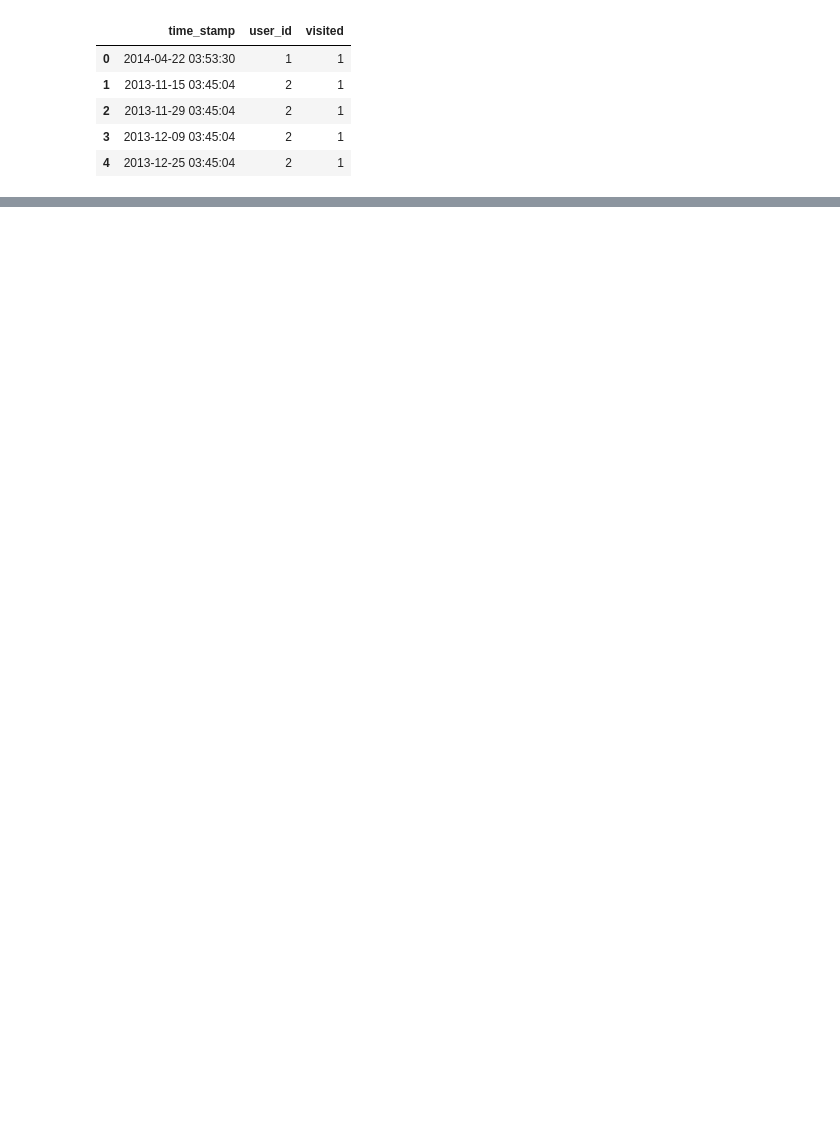
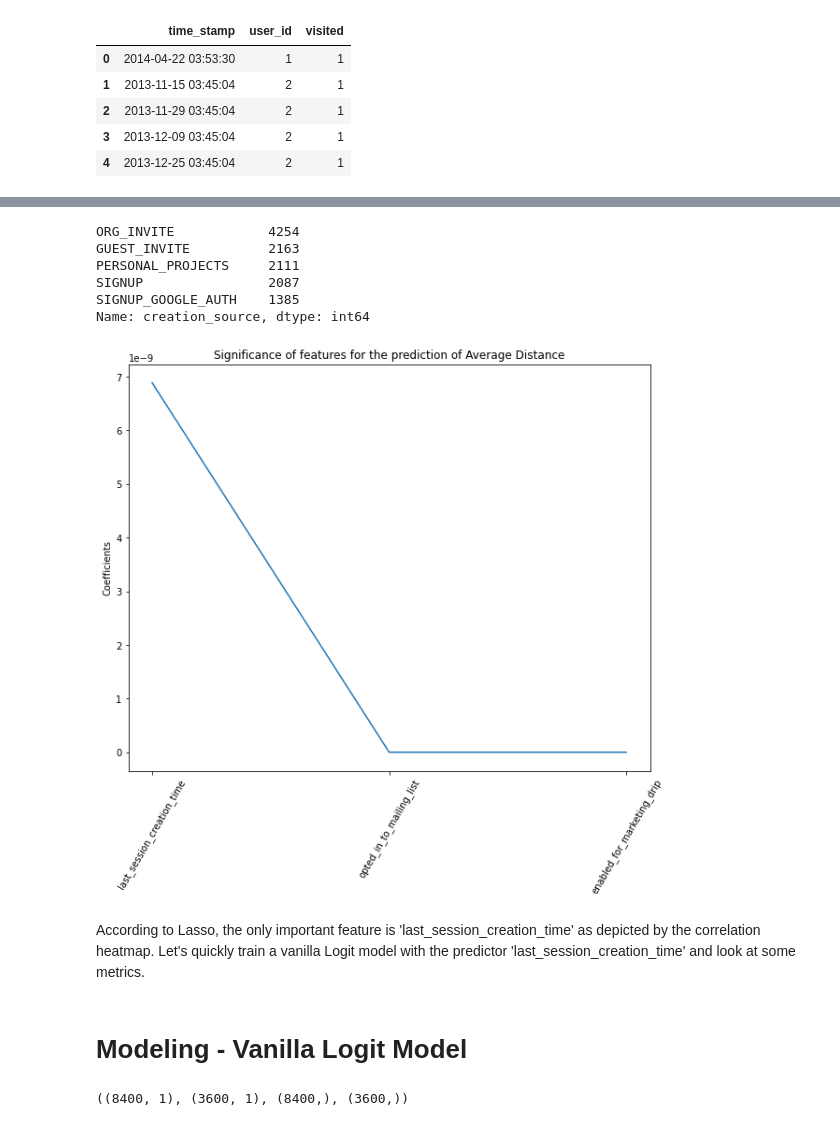
Before and after one commit to bauyrjanj/RelaxTakeHomeChallenge, a Jupyter notebook: Relax_TakeHomeChallenge.ipynb, the cells around one changed output, grey strips where cells are left out. Saved outputs shown, nothing was run; the diff lists cells and outputs as text; code cells hidden in the pictures; blank space fills up the shorter version.

```diff
--- a/Relax_TakeHomeChallenge.ipynb
+++ b/Relax_TakeHomeChallenge.ipynb
@@ -47,0 +158,36 @@ engagement.head()
+# %%
+user_info['creation_source'].value_counts()
+# %% [output]
+ORG_INVITE            4254
+GUEST_INVITE          2163
+PERSONAL_PROJECTS     2111
+SIGNUP                2087
+SIGNUP_GOOGLE_AUTH    1385
+Name: creation_source, dtype: int64
+# %%
+# There are missing values in 'last_session_creation_time' so fill them with its mean
+user_info['last_session_creation_time'].fillna(user_info['last_session_creation_time'].mean(), inplace=True)
+# %%
+X = user_info[['last_session_creation_time', 'opted_in_to_mailing_list', 'enabled_for_marketing_drip']]
+y = user_info['adopted']
+# %%
+# Try a quick Lasso to find out the most important features
+from sklearn.linear_model import Lasso
+lasso = Lasso(alpha=0.1)
+lasso_coef = lasso.fit(X, y).coef_
+# %%
+X_names = ['last_session_creation_time', 'opted_in_to_mailing_list', 'enabled_for_marketing_drip']
+# %%
+# Plot the importance of features
+_ = plt.figure(figsize=(10,8))
+_ = plt.plot(range(len(X_names)), lasso_coef)
+_ = plt.xticks(range(len(X_names)), X_names, rotation=60)
+_ = plt.ylabel('Coefficients')
+_ = plt.title('Significance of features for the prediction of Average Distance')
+plt.show()
+# %% [output]
+[figure, added]
+# %% [markdown]
+According to Lasso, the only important feature is 'last_session_creation_time' as depicted by the correlation heatmap. Let's quickly train a vanilla Logit model with the predictor 'last_session_creation_time' and look at some metrics.
+# %% [markdown]
+# Modeling  - Vanilla Logit Model
@@ -47,0 +201,4 @@ engagement.head()
+# %%
+X_train.shape, X_test.shape, y_train.shape, y_test.shape
+# %% [output]
+((8400, 1), (3600, 1), (8400,), (3600,))
```
Also changed, not shown: parts of 33 cells of this notebook.
